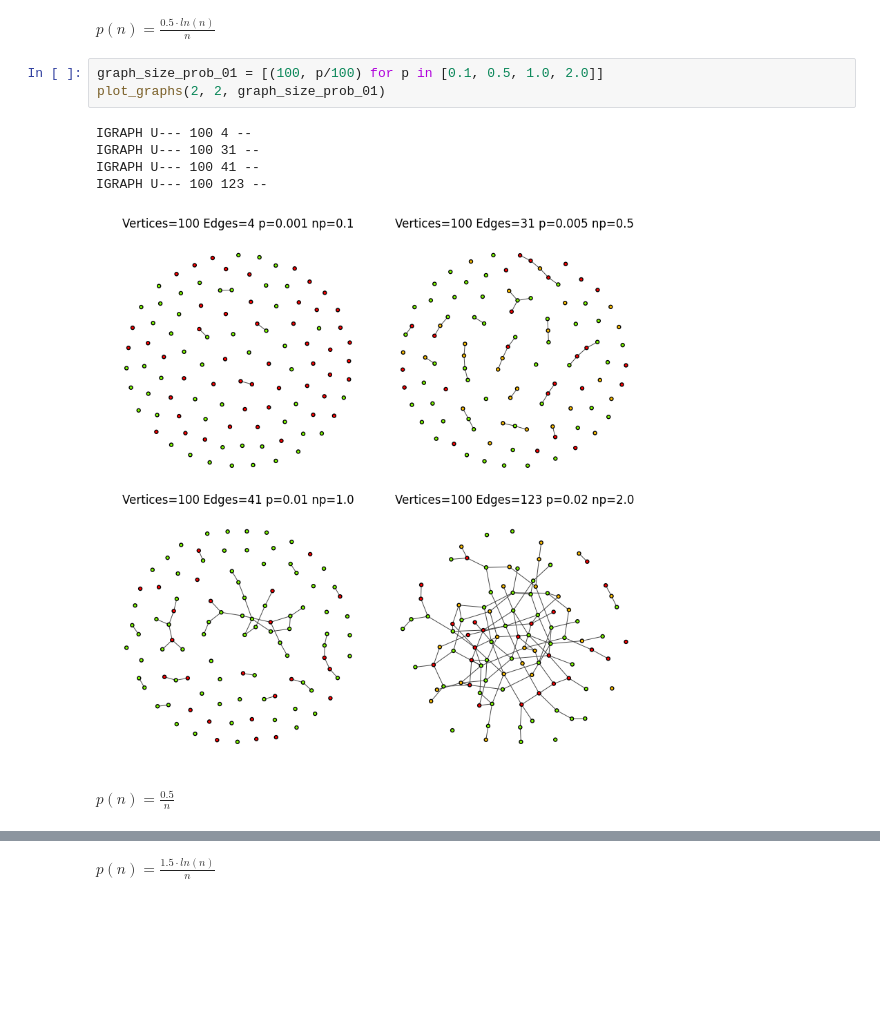
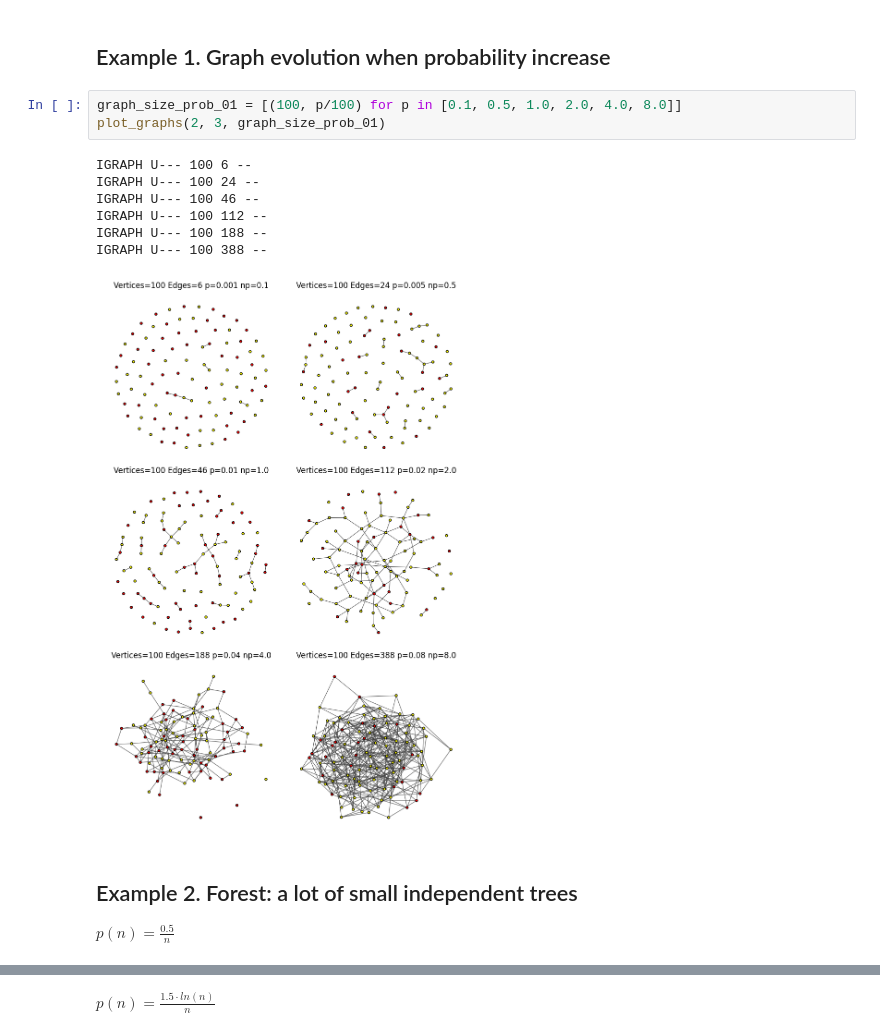
Before and after one commit to apbondarev/notes, a Jupyter notebook: random-graph-report-en/plot.ipynb, the cells around one changed output, grey strips where cells are left out. Drawn from its saved outputs; the diff is of its cells as text; blank space fills up the shorter version.

```diff
--- a/random-graph-report-en/plot.ipynb
+++ b/random-graph-report-en/plot.ipynb
@@ -35,16 +73,20 @@ def log_on_n(c, n):
+# %% [markdown]
+## Example 1. Graph evolution when probability increase
+# %%
+graph_size_prob_01 = [(100, p/100) for p in [0.1, 0.5, 1.0, 2.0, 4.0, 8.0]]
+plot_graphs(2, 3, graph_size_prob_01)
+# %% [output]
+IGRAPH U--- 100 6 --
+IGRAPH U--- 100 24 --
+IGRAPH U--- 100 46 --
+IGRAPH U--- 100 112 --
+IGRAPH U--- 100 188 --
+IGRAPH U--- 100 388 --
+[figure, added]
 # %% [markdown]
-$p(n)=\frac{0.5 \cdot ln(n)}{n}$
+## Example 2. Forest: a lot of small independent trees
+
+$p(n)=\frac{0.5}{n}$
-# %%
-graph_size_prob_01 = [(100, p/100) for p in [0.1, 0.5, 1.0, 2.0]]
-plot_graphs(2, 2, graph_size_prob_01)
-# %% [output]
-IGRAPH U--- 100 4 --
-IGRAPH U--- 100 31 --
-IGRAPH U--- 100 41 --
-IGRAPH U--- 100 123 --
-[figure, removed]
-# %% [markdown]
-$p(n)=\frac{0.5}{n}$
 # %%
 graph_size_prob_02 = [(n, 0.5 / n) for n in [25, 50, 100, 225, 500, 1000]]
 plot_graphs(2, 3, graph_size_prob_02)
```
Also changed, not shown: parts of 10 cells of this notebook, 2 other files.
